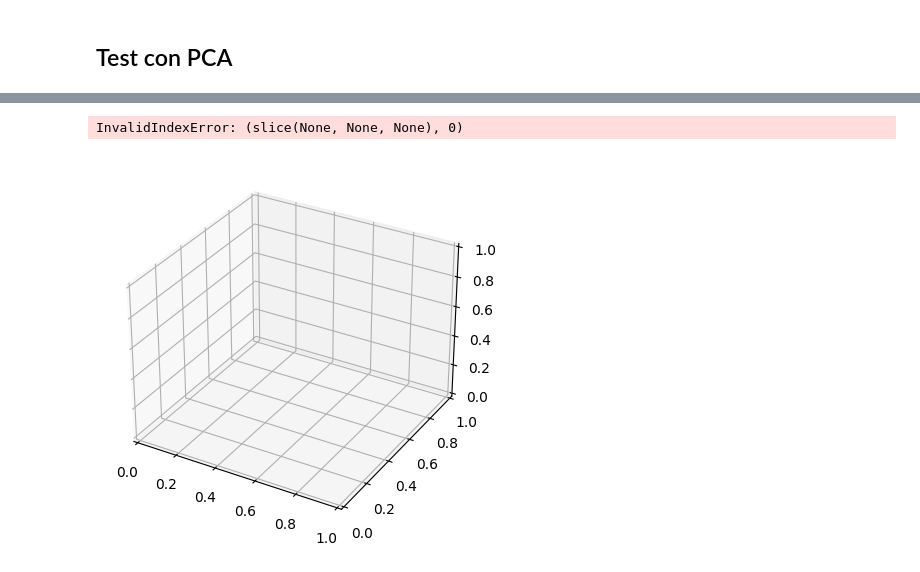
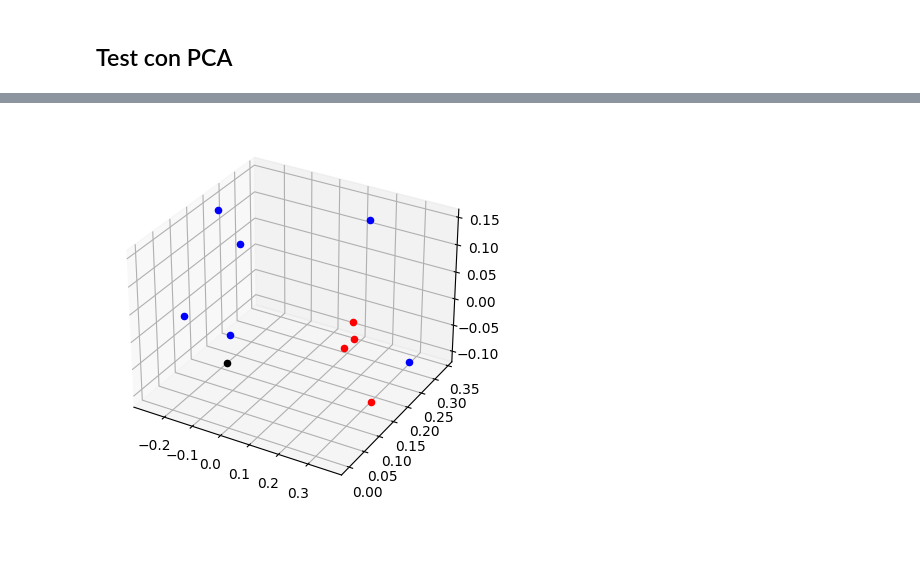
Before and after one commit to bovaristEliza/AE-GuANto, a Jupyter notebook: sbert.ipynb, the cells around one changed output, grey strips where cells are left out. Cells and saved outputs as stored; diff of their text form; code cells hidden in the pictures; blank space fills up the shorter version.

```diff
--- a/sbert.ipynb
+++ b/sbert.ipynb
@@ -429,32 +423,31 @@ Cosine: 0.12597066164016724
 # %%
 import matplotlib.pyplot as plt
 from mpl_toolkits import mplot3d
 %matplotlib inline
 
 import numpy as np
 import matplotlib.pyplot as plt
 
 fig = plt.figure()
 ax = plt.axes(projection='3d')
 
 filtered_label0 = df
 novax_sentences = ["i vaccini uccidono", "non mi voglio vaccinare", "no al vaccino", "non farò mai il booster", "dopo 4 dosi il sistema immunitario fritto", "i vaccini fanno morire le persone anche se ci dicono di no"]
 anomalies = ["il cane gioca a palla","ho dovuto ripristinare il PC per togliere tutti i suoi malware", "bella giornata oggi", "una frase che parla di tutt'altro ma il modo lunghissimo per tentare di ingannare il caro amico use" ]
-ax.scatter(filtered_label0[:,0] , filtered_label0[:,1], filtered_label0[:,2], alpha = 0.02)
+#ax.scatter(filtered_label0[:,0] , filtered_label0[:,1], filtered_label0[:,2], alpha = 0.02)
 ax.scatter(center_pca[:,0] , center_pca[:,1] , center_pca[:,2] , color = 'k')
 for i in anomalies:
     test_enc = sbert_model.encode([i])
     test_vector = pca.transform(test_enc)
     ax.scatter(test_vector[:,0] , test_vector[:,1], test_vector[:,2], color = 'r')
 
 for i in novax_sentences:
     test_enc = sbert_model.encode([i])
     test_vector = pca.transform(test_enc)
     ax.scatter(test_vector[:,0] , test_vector[:,1], test_vector[:,2], color = 'b')
 
 #plotting the results
 
 plt.show()
 # %% [output]
-InvalidIndexError: (slice(None, None, None), 0)
-[figure, old version]
+[figure, new version]
```
Also changed, not shown: parts of 5 cells of this notebook.
